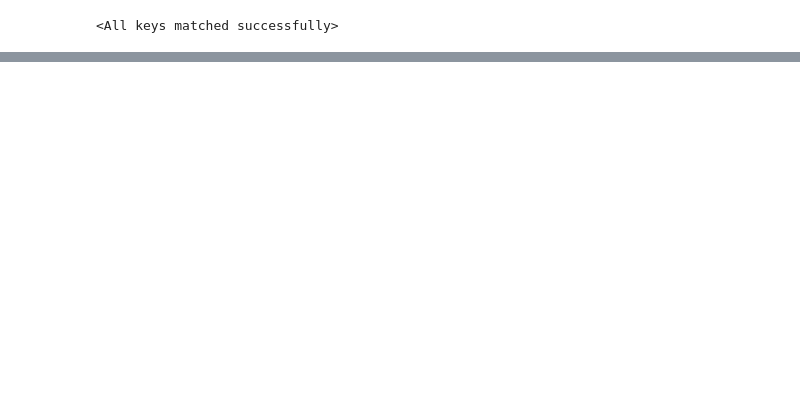
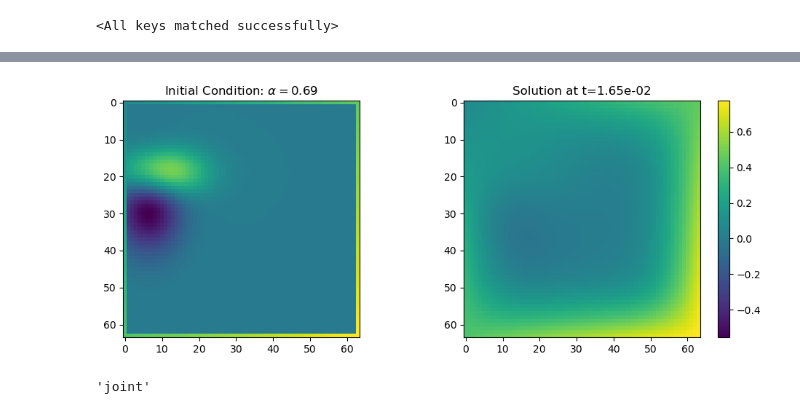
Before and after one commit to cmt-dtu-energy/dynamical-pde-diffusion, a Jupyter notebook: notebooks/inspect_models.ipynb, the cells around one changed output, grey strips where cells are left out. Drawn from its saved outputs; the diff is of its cells as text; code cells hidden in the pictures; blank space fills up the shorter version.

```diff
--- a/notebooks/inspect_models.ipynb
+++ b/notebooks/inspect_models.ipynb
@@ -191,0 +83,9 @@ def edm_sampler2(
+# %%
+with h5py.File(dpde.utils.get_repo_root() / "data" / "heat_logt_validate.hdf5", "r") as f:
+    data_A = f["A"][:]
+    data_U = f["U"][:]
+    data_labels = f["labels"][:]
+    t_steps = f["t_steps"][:]
+    attrs = dict(f.attrs)
+
+dx = attrs["dx"]
@@ -191,0 +107,5 @@ def edm_sampler2(
+# %%
+with h5py.File(dpde.utils.get_repo_root() / "data" / "heat_logt.hdf5", "r") as f:
+    attrs_train = dict(f.attrs)
+for attr in attrs_train:
+    print(f"{attr}: {attrs_train[attr]}")
@@ -192 +124,23 @@ def edm_sampler2(
+# %%
+idx = 55     # which sample to visualize
+
+t0_idx = 0    # initial time step
+tf_idx = 60   # which time step to visualize
+
+T = t_steps[tf_idx].item() - t_steps[t0_idx].item()     # time difference T = tf - t0
+alpha = data_labels[idx, 0].item()                      # diffusivity parameter
+a = data_U[idx, 0, :, :, t0_idx]  # (S, S)              # initial condition (at time t0)
+u = data_U[idx, 0, :, :, tf_idx]  # (S, S)              # solution at time tf (after time t0 + T)
+
+vmin, vmax = min(a.min(), u.min()), max(a.max(), u.max())
+fig, axs = plt.subplots(1, 2, figsize=(10, 4))
+im0 = axs[0].imshow(a, cmap="viridis", vmin=vmin, vmax=vmax)
+axs[0].set_title(f"Initial Condition: $\\alpha={alpha:.2f}$")
+im1 = axs[1].imshow(u, cmap="viridis", vmin=vmin, vmax=vmax)
+axs[1].set_title(f"Solution at t={T:.2e}")
+fig.colorbar(im1, ax=axs[1])
+plt.tight_layout()
+plt.show()
+# %% [output]
+[figure, added]
 # %%
@@ -239,0 +200,4 @@ print(f"Final total loss: {losses[-1, 3]:.4f}")
+# %%
+run_cfg.dataset.method
+# %% [output]
+'joint'
```
Also changed, not shown: parts of 22 cells of this notebook, 30 other files.
